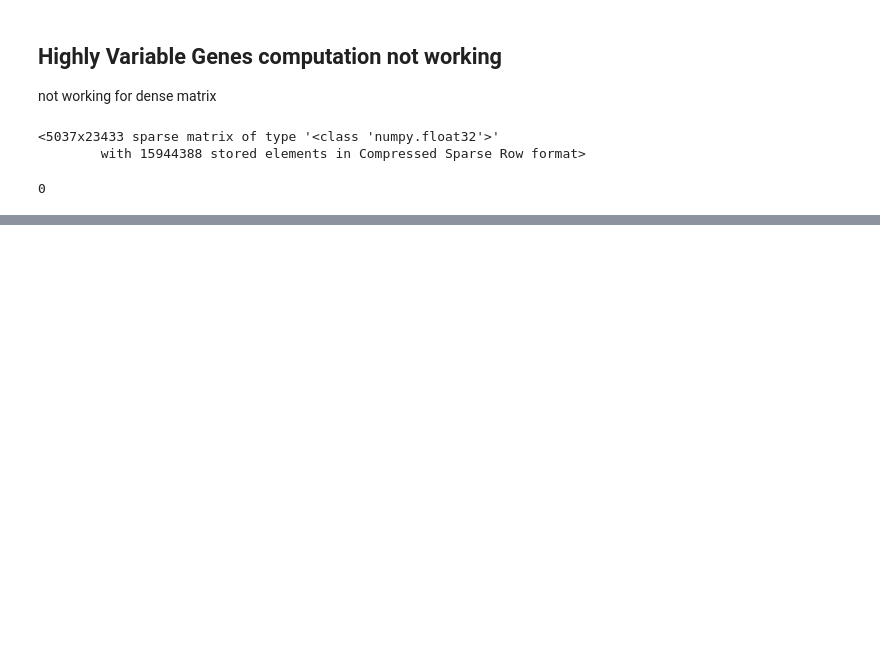
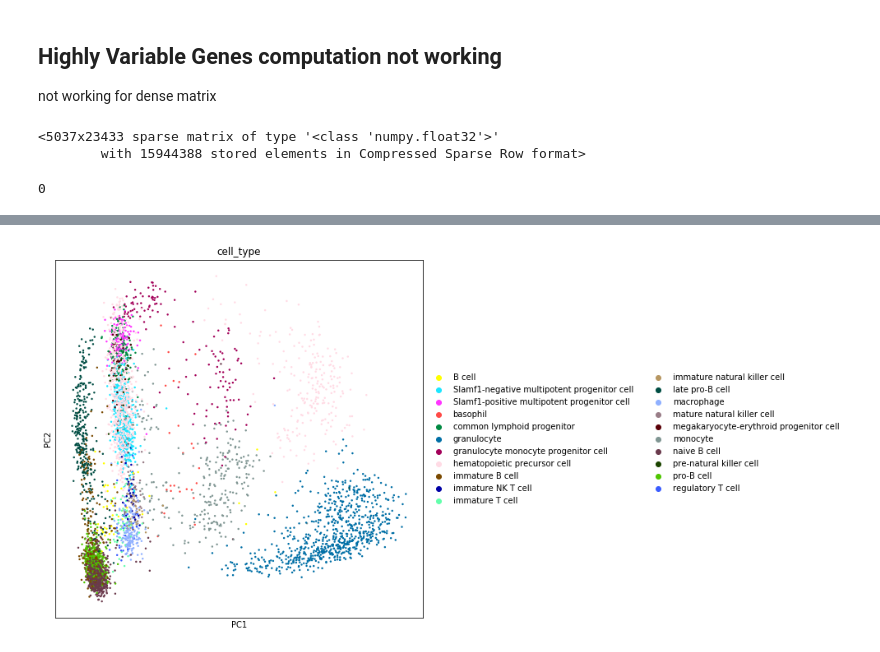
Before and after one commit to theislab/scib, a Jupyter notebook: notebooks/Issues.ipynb, the cells around one changed output, grey strips where cells are left out. Drawn from its saved outputs; the diff is of its cells as text; code cells hidden in the pictures; blank space fills up the shorter version.

```diff
--- a/notebooks/Issues.ipynb
+++ b/notebooks/Issues.ipynb
@@ -41,0 +62,7 @@ sc.pp.highly_variable_genes(adata, flavor="cell_ranger", n_top_genes=4000)
+# %%
+adata.var['highly_variable'] = [g in nk_hvg for g in adata.var.index]
+sc.pp.pca(adata, use_highly_variable=True, svd_solver='arpack')
+sc.pp.neighbors(adata)
+sc.pl.pca(adata, color='cell_type', palette=sc.pl.palettes.godsnot_64)
+# %% [output]
+[figure, added]
```
Also changed, not shown: parts of 12 cells of this notebook, 2 other files.
